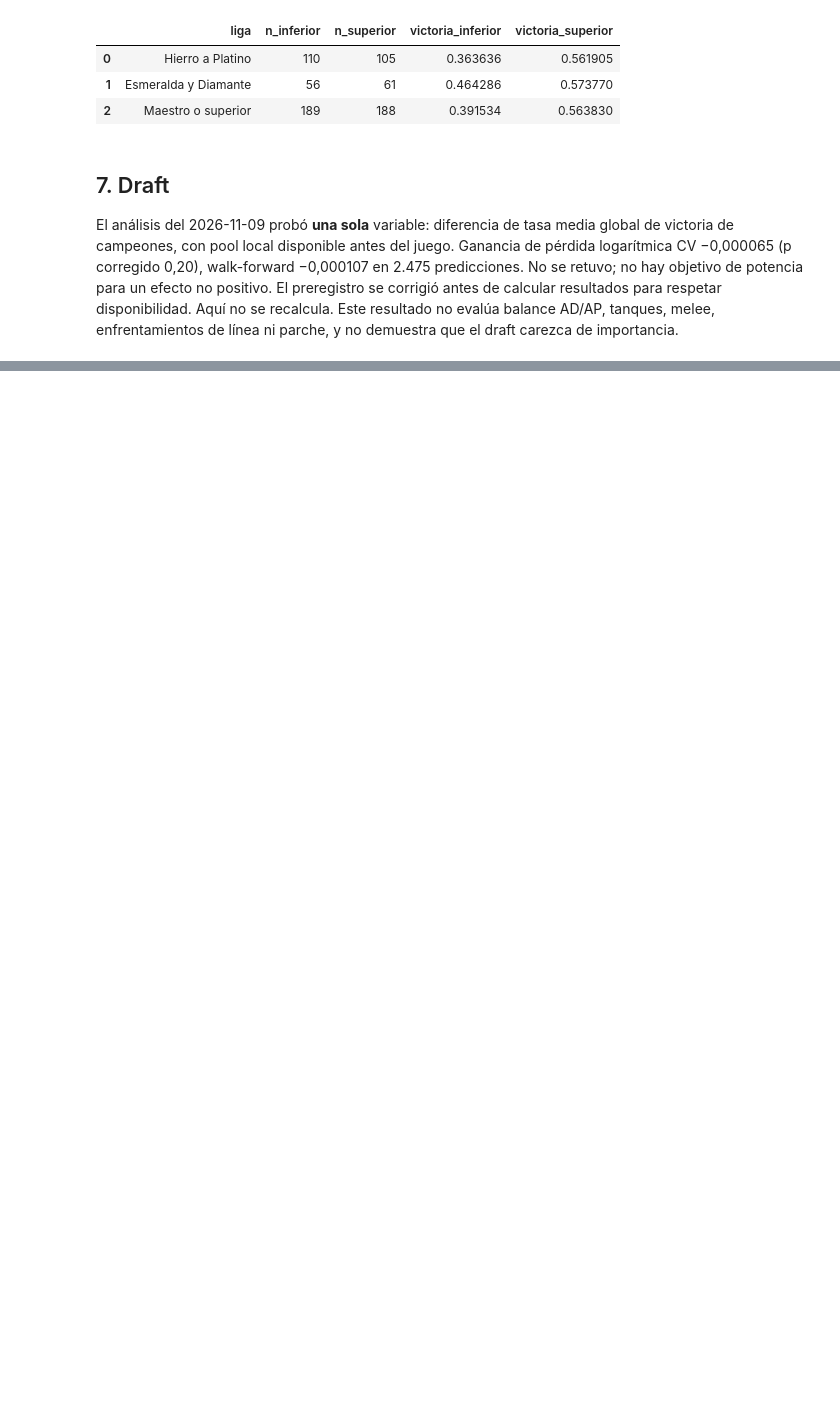
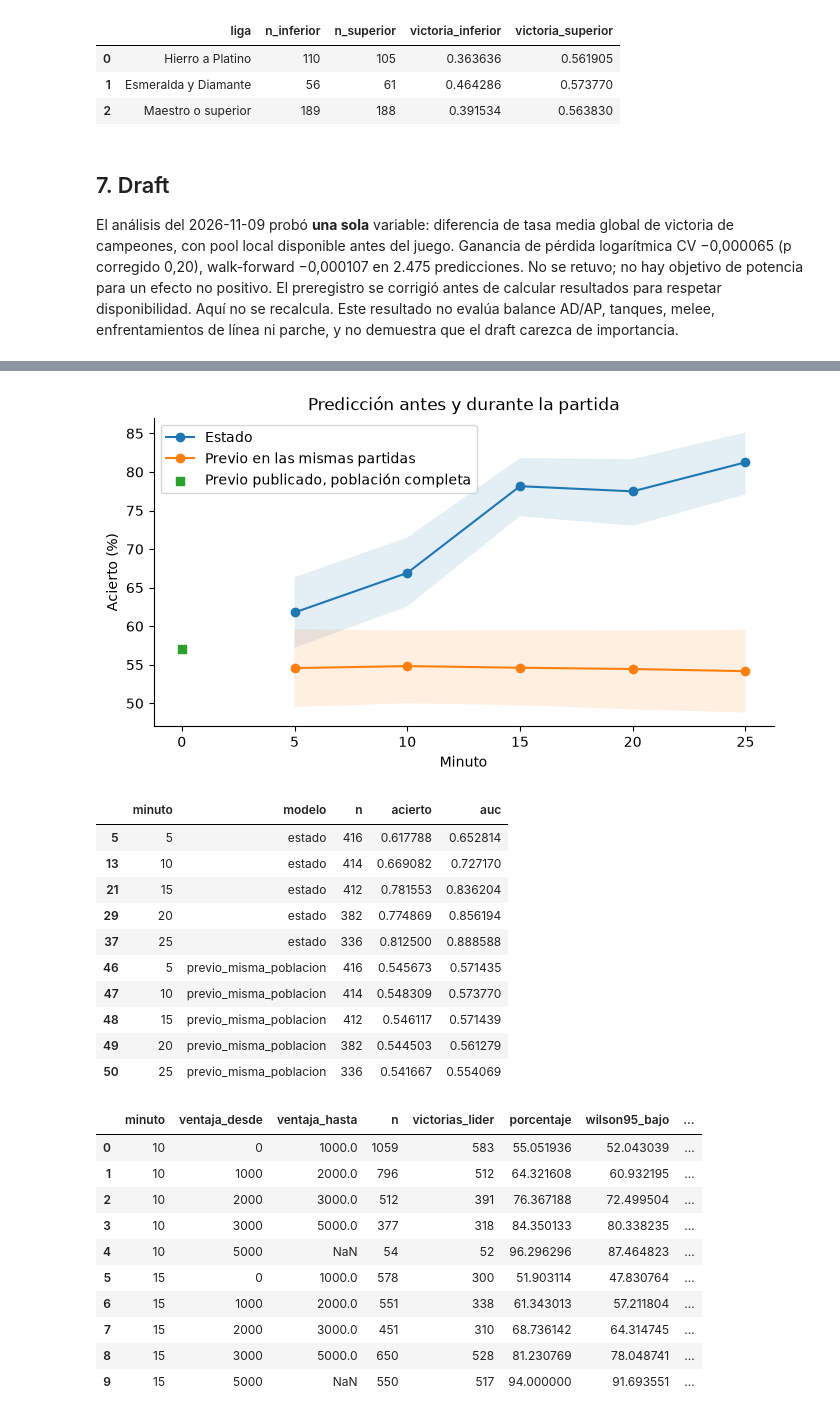
Before and after one commit to JulianGomezPalencia/lol-win-predictor, a Jupyter notebook: notebooks/modelo_final.ipynb, the cells around one changed output, grey strips where cells are left out. Cells and saved outputs as stored; diff of their text form; code cells hidden in the pictures; blank space fills up the shorter version.

Commit message:
Document timelines, per-minute models and the interface, update notebook and notes

```diff
--- a/notebooks/modelo_final.ipynb
+++ b/notebooks/modelo_final.ipynb
@@ -314,0 +320,49 @@ Aproximadamente 58 % de la prueba es Maestro o superior. Jugadores repetidos int
+# %%
+analysis_dir = REPO / 'data/analysis'
+predictibilidad = pd.read_csv(analysis_dir / 'predictibilidad.csv')
+remontadas = pd.read_csv(analysis_dir / 'remontadas.csv')
+objetivos = pd.read_csv(analysis_dir / 'objetivos.csv')
+comparison_minutes = predictibilidad.loc[predictibilidad.modelo.eq('previo_misma_poblacion'), 'minuto']
+paired = predictibilidad[predictibilidad.modelo.isin(['estado', 'previo_misma_poblacion'])
+                         & predictibilidad.minuto.isin(comparison_minutes)]
+counts = paired.pivot(index='minuto', columns='modelo', values='n')
+assert counts.notna().all().all()
+assert counts.estado.eq(counts.previo_misma_poblacion).all()
+fig, ax = plt.subplots()
+for model, label in [('estado', 'Estado'), ('previo_misma_poblacion', 'Previo en las mismas partidas')]:
+    rows = paired[paired.modelo.eq(model)].sort_values('minuto')
+    ax.plot(rows.minuto, rows.acierto * 100, marker='o', label=label)
+    ax.fill_between(rows.minuto, rows.acierto_ic_bajo * 100, rows.acierto_ic_alto * 100, alpha=0.12)
+published = predictibilidad[predictibilidad.modelo.eq('previo_publicado')]
+ax.scatter(published.minuto, published.acierto * 100, marker='s', label='Previo publicado, población completa')
+ax.set(xlabel='Minuto', ylabel='Acierto (%)', title='Predicción antes y durante la partida')
+ax.legend()
+plt.show()
+display(paired[['minuto', 'modelo', 'n', 'acierto', 'auc']])
+display(remontadas)
+display(objetivos.loc[objetivos.tipo.eq('objetivo') & objetivos.lado.eq('total'),
+                      ['etiqueta', 'n', 'porcentaje_victoria', 'ic95_inferior', 'ic95_superior']])
+# %% [output]
+[figure, added]
+|  | minuto | modelo | n | acierto | auc |
+| 5 | 5 | estado | 416 | 0.617788 | 0.652814 |
+| 13 | 10 | estado | 414 | 0.669082 | 0.727170 |
+| 21 | 15 | estado | 412 | 0.781553 | 0.836204 |
+| 29 | 20 | estado | 382 | 0.774869 | 0.856194 |
+| 37 | 25 | estado | 336 | 0.812500 | 0.888588 |
+| 46 | 5 | previo_misma_poblacion | 416 | 0.545673 | 0.571435 |
+| 47 | 10 | previo_misma_poblacion | 414 | 0.548309 | 0.573770 |
+| 48 | 15 | previo_misma_poblacion | 412 | 0.546117 | 0.571439 |
+| 49 | 20 | previo_misma_poblacion | 382 | 0.544503 | 0.561279 |
+| 50 | 25 | previo_misma_poblacion | 336 | 0.541667 | 0.554069 |
+|  | minuto | ventaja_desde | ventaja_hasta | n | victorias_lider | porcentaje | wilson95_bajo | ... |
+| 0 | 10 | 0 | 1000.0 | 1059 | 583 | 55.051936 | 52.043039 | ... |
+| 1 | 10 | 1000 | 2000.0 | 796 | 512 | 64.321608 | 60.932195 | ... |
+| 2 | 10 | 2000 | 3000.0 | 512 | 391 | 76.367188 | 72.499504 | ... |
+| 3 | 10 | 3000 | 5000.0 | 377 | 318 | 84.350133 | 80.338235 | ... |
+| 4 | 10 | 5000 | NaN | 54 | 52 | 96.296296 | 87.464823 | ... |
+| 5 | 15 | 0 | 1000.0 | 578 | 300 | 51.903114 | 47.830764 | ... |
+| 6 | 15 | 1000 | 2000.0 | 551 | 338 | 61.343013 | 57.211804 | ... |
+| 7 | 15 | 2000 | 3000.0 | 451 | 310 | 68.736142 | 64.314745 | ... |
+| 8 | 15 | 3000 | 5000.0 | 650 | 528 | 81.230769 | 78.048741 | ... |
+| 9 | 15 | 5000 | NaN | 550 | 517 | 94.000000 | 91.693551 | ... |
```
Also changed, not shown: parts of 9 cells of this notebook, 2 other files.
